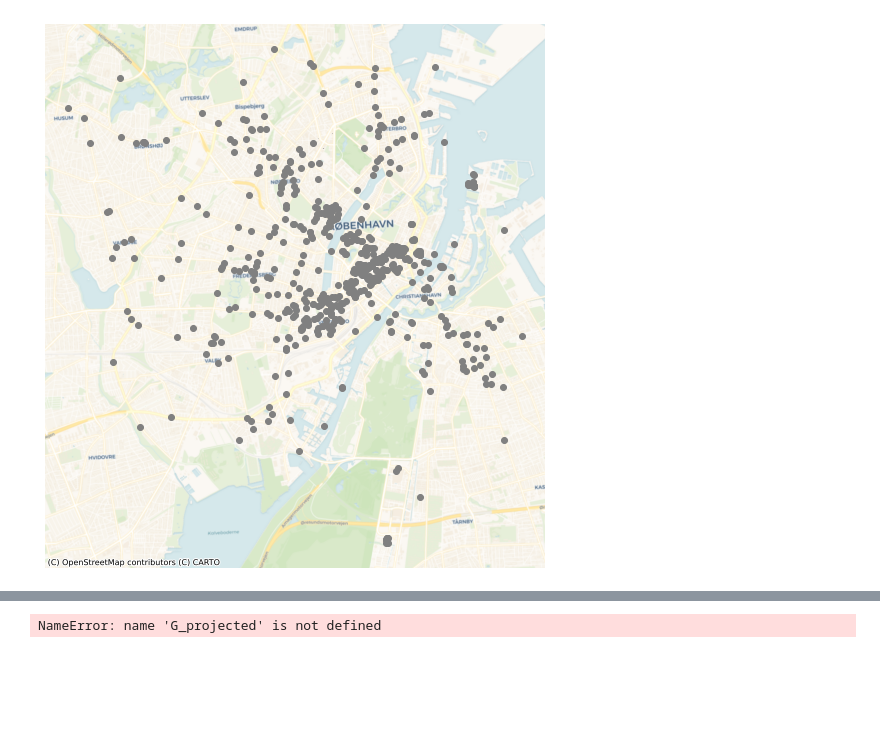
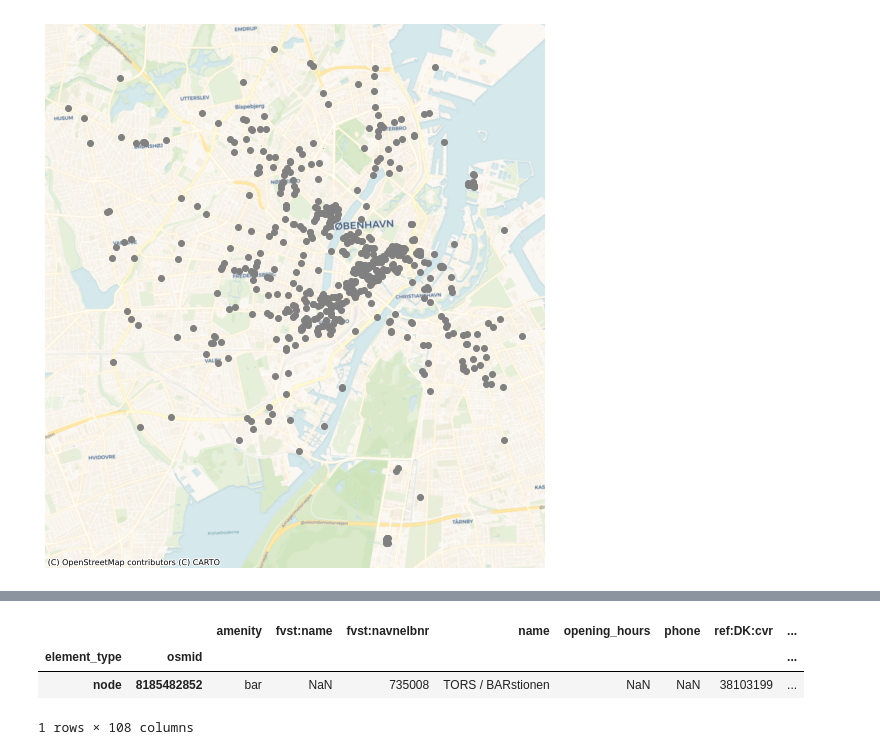
Before and after one commit to askovdal/pubQuest_exam, a Jupyter notebook: pubQuest.ipynb, the cells around one changed output, grey strips where cells are left out. Drawn from its saved outputs; the diff is of its cells as text; code cells hidden in the pictures; blank space fills up the shorter version.

```diff
--- a/pubQuest.ipynb
+++ b/pubQuest.ipynb
@@ -80,12 +67,0 @@ pubs[ pubs["opening_hours"].notna() ==True].shape
-# %%
-#Finding the closest pubs near address
-input_address = "2 Harsdorffsvej, Frederiksberg"
-address_point =  ox.geocode("2 Harsdorffsvej, Frederiksberg")
-
-tags = {'amenity': ['pub', 'bar']}
-
-
-pubs = ox.geometries_from_point(
-    address_point, tags=tags, dist=1000
-)
-pubs.geometry
@@ -106,6 +67,0 @@ Name: geometry, Length: 95, dtype: geometry
-# %%
-#Some pubs might be polygons, but we need them as points, so extract the centroids from the geometries
-pubs2 = pubs.set_index('name')[['geometry']]
-pubs = pubs.to_crs('EPSG:25832')
-pubs = pubs.set_index('name')[['geometry']]
-pubs.geometry = pubs.centroid
@@ -155,8 +67,0 @@ G_walk = ox.add_edge_travel_times(G_walk) # this computes the travel time in sec
-# %%
-#we find the nearest node to the input address. For whatever reason it only works before the graph is projected.
-
-address_id = ox.nearest_nodes(G=G_walk, Y = address_point[0], X = address_point[1])
-address_id_proj = ox.nearest_nodes(G=G_projected, Y = address_point[0], X = address_point[1]) #not correct
-address_id
-# %% [output]
-NameError: name 'G_projected' is not defined
@@ -199,0 +68,8 @@ ox.plot_graph(G_projected, node_color=c);
+# %%
+cvr = pubs[pubs["ref:DK:cvr"].notna() ==True]
+cvr[cvr["name"] == "TORS / BARstionen"]
+# %% [output]
+|  |  | amenity | fvst:name | fvst:navnelbnr | name | opening_hours | phone | ref:DK:cvr | ... |
+| element_type | osmid |  |  |  |  |  |  |  | ... |
+| node | 8185482852 | bar | NaN | 735008 | TORS / BARstionen | NaN | NaN | 38103199 | ... |
+1 rows × 108 columns
```
Also changed, not shown: parts of 28 cells of this notebook, 11 other files.
